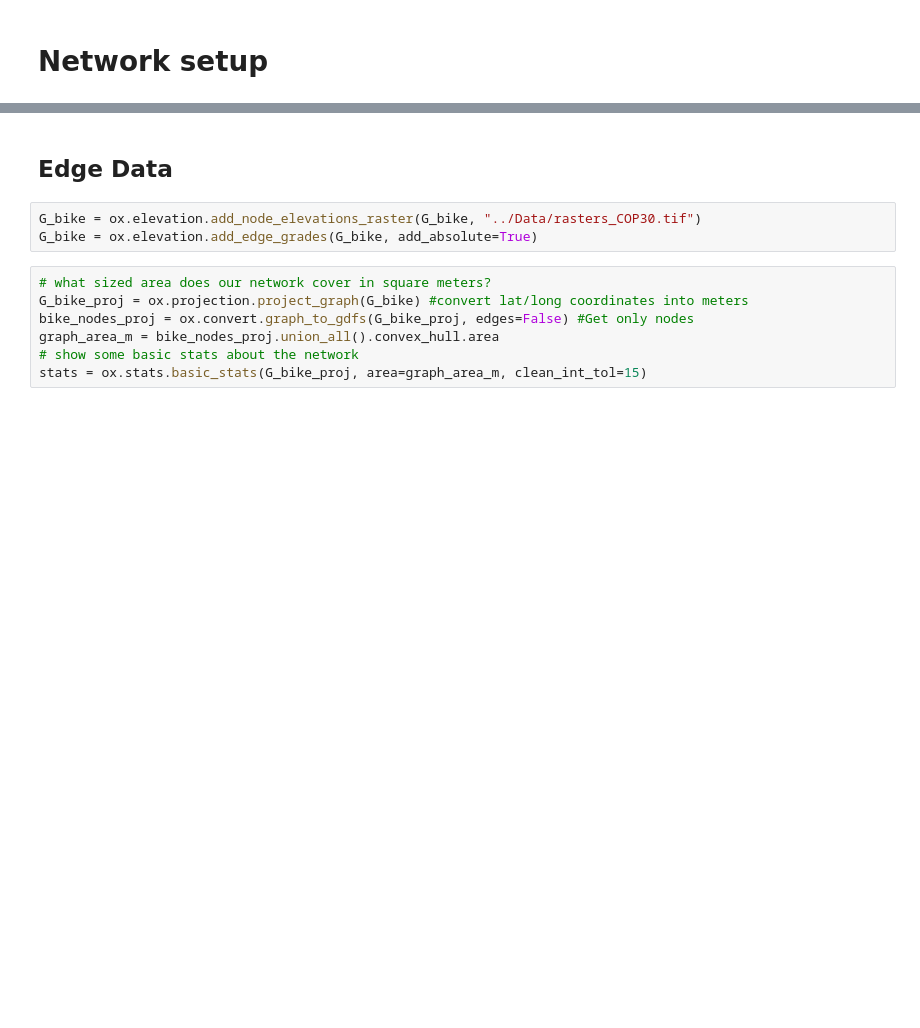
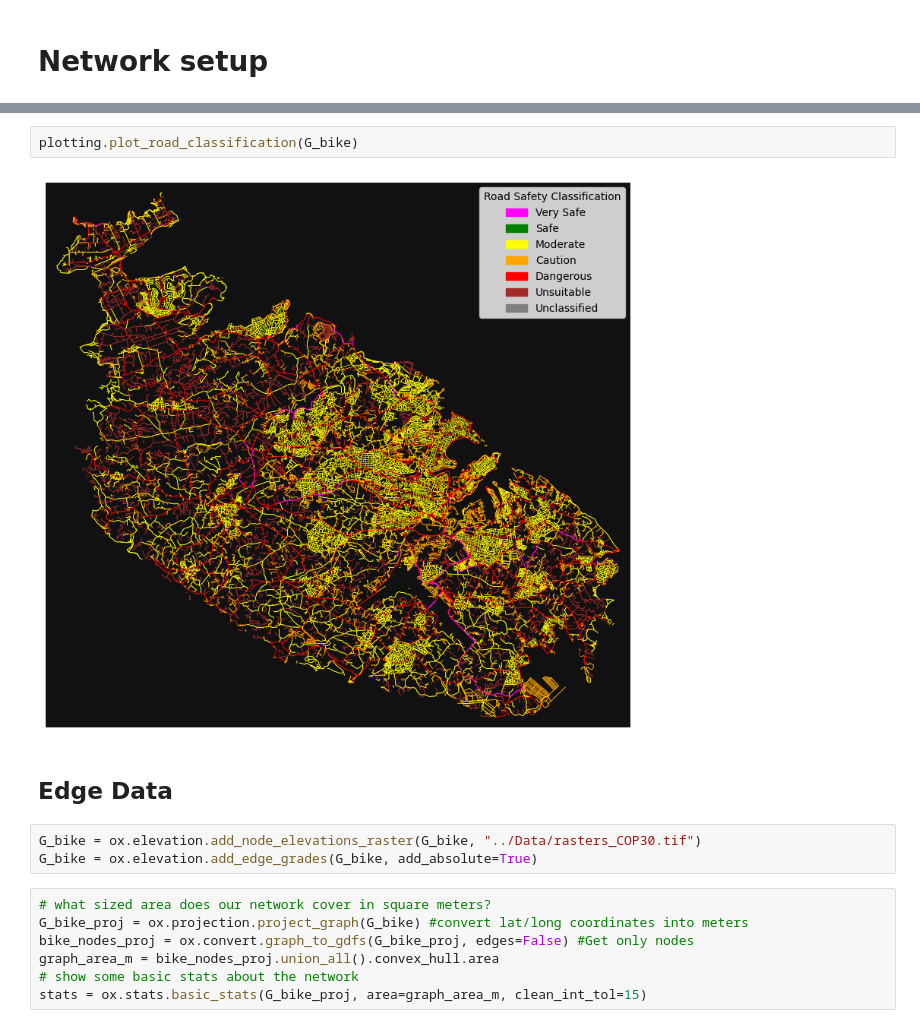
Before and after one commit to Matthew-Pirotta/FYP-OpenPaths, a Jupyter notebook: Code/main.ipynb, the cells around one changed output, grey strips where cells are left out. Cells and saved outputs as stored; diff of their text form; blank space fills up the shorter version.

```diff
--- a/Code/main.ipynb
+++ b/Code/main.ipynb
@@ -146,3 +62,7 @@ private: 2
+# %%
+plotting.plot_road_classification(G_bike)
+# %% [output]
+[figure, added]
 # %% [markdown]
 ## Edge Data
 # %%
```
Also changed, not shown: parts of 7 cells of this notebook, 4 other files.
